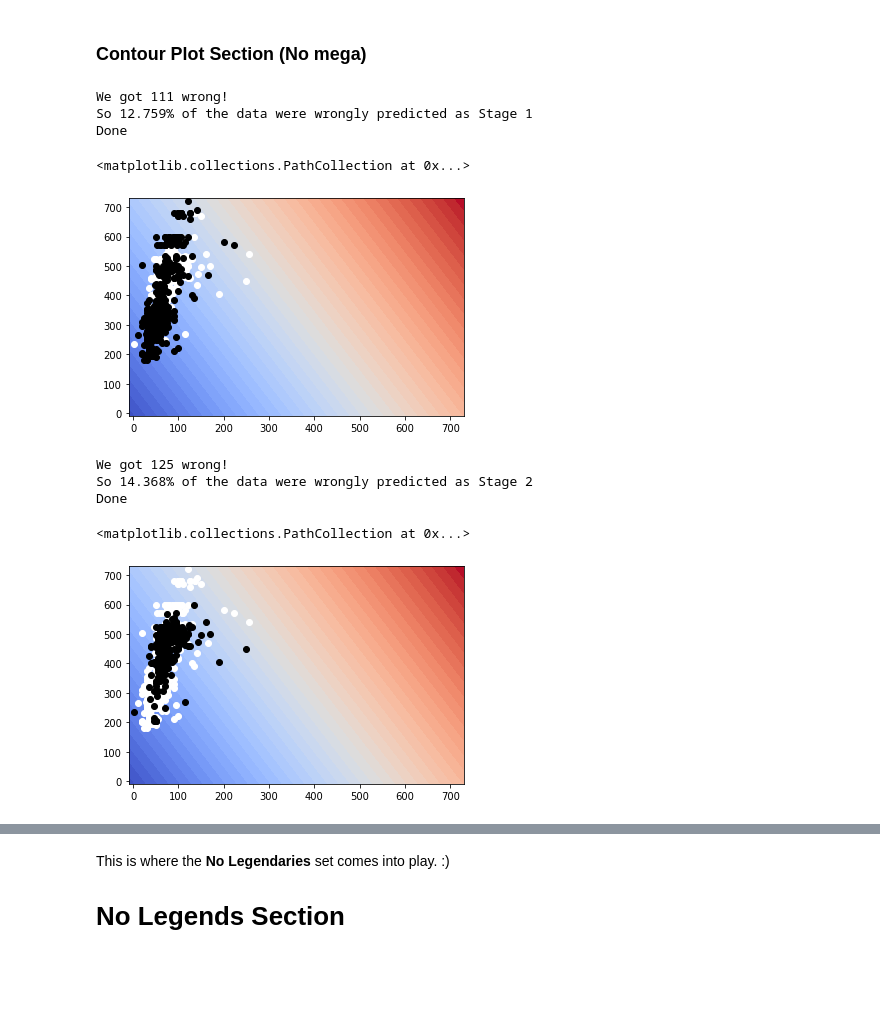
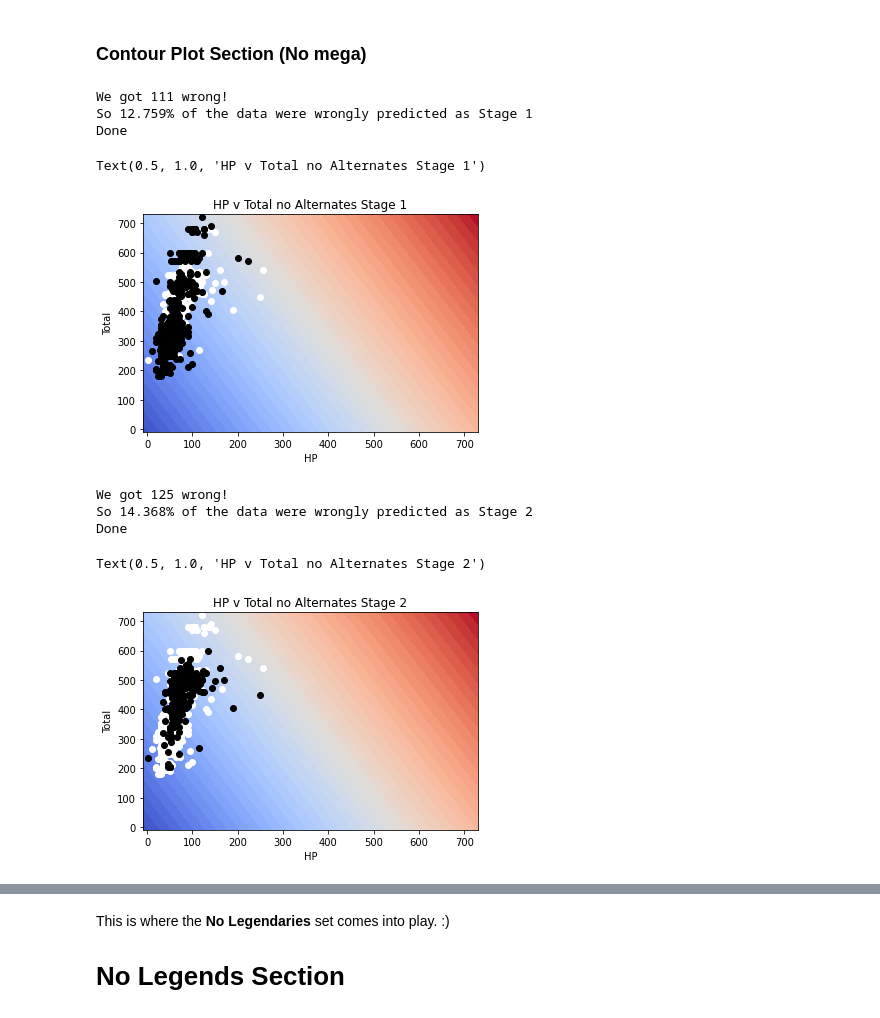
Before and after one commit to samdish7/COSC311, a Jupyter notebook: Projects/Project2/Project2.ipynb, the cells around one changed output, grey strips where cells are left out. Drawn from its saved outputs; the diff is of its cells as text; code cells hidden in the pictures; blank space fills up the shorter version.

```diff
--- a/Projects/Project2/Project2.ipynb
+++ b/Projects/Project2/Project2.ipynb
@@ -148,41 +146,0 @@ label2 = [t[1] for t in list2]
-# %%
-sumR1 = 0
-sumR2 = 0
-sumR3 = 0
-for i in tqdm.tqdm(range(0,100)):
-    p = 0.6
-    n = len(noMega['Total'])
-    rets = divideSets(p, stages)
-    list1 = rets[0]
-    list2 = rets[1]
-
-    data1 = [t[0] for t in list1]
-    label1 = [t[1] for t in list1]
-
-    data2 = [t[0] for t in list2]
-    label2 = [t[1] for t in list2]
-
-    k = 3
-    knn = l.KNN(k)
-
-    knn.train(data1,label1)
-
-    prediction = []
-    for x in data2:
-        prediction.append(knn.predict(x))
-
-    predictions = [prediction[i].most_common(2)[0][0] for i in range(len(prediction))]
-
-    mcm = cm(label2,predictions)
-    nmcm= cm(label2,predictions, normalize = 'true')
-    #print('Confusion Matrix: \n', mcm)
-    #print('\n Normalized Confusion Matrix: \n', nmcm)
-    sumR1 += nmcm[0][0]
-    sumR2 += nmcm[1][1]
-    sumR3 += nmcm[2][2]
-
-aveR1 = sumR1 / 100
-aveR2 = sumR2 / 100
-aveR3 = sumR3 / 100
-
-print(f'{aveR1} {aveR2} {aveR3}')
@@ -236,35 +279,38 @@ Note that **Stage 1** has a fairly high total mean, and the confusion matrix is
 # Stage 1
 X = noMega[['HP', 'Total']].values
 Y = noMega['Stage']
 Y = Y.replace([1,2,3], [1,0,0]).values.astype('float64') #if stage 1, Stage = 1, 0 otherwise
 knn.train(X,Y)
 
 #predict them!
 prediction = []
 for x in X:
     prediction.append(knn.predict(x))
 predictions = [prediction[i].most_common(2)[0][0] for i in range(len(prediction))]
 
 num_wrong = np.sum(np.not_equal(predictions, Y))
 print(f'We got {num_wrong} wrong!\nSo {round(num_wrong/len(X) * 100, 3)}% of the data were wrongly predicted as Stage 1')
 
 # plotting time
 # make sure grid contains all of our data
 r_min = np.min(X) - 10
 r_max = np.max(X) + 10
 
 xs, ys = np.meshgrid(np.arange(r_min, r_max, 0.1), np.arange(r_min, r_max, 0.1))
 zs = [ [ f(xs[i,j], ys[i,j]) for j in range(len(ys)) ] for i in range(len(xs)) ]
 print("Done")
 plt.contourf(xs, ys, zs, levels = 50, cmap = 'coolwarm')
 plt.scatter(X[Y == 0, 0], X[Y == 0, 1], c = 'w')
 plt.scatter(X[Y == 1, 0], X[Y == 1, 1], c = 'k')
+plt.xlabel("HP")
+plt.ylabel("Total")
+plt.title("HP v Total no Alternates Stage 1")
 # %% [output]
 We got 111 wrong!
 So 12.759% of the data were wrongly predicted as Stage 1
 Done
-<matplotlib.collections.PathCollection at 0x...>
+Text(0.5, 1.0, 'HP v Total no Alternates Stage 1')
-[figure, old version]
+[figure, new version]
 # %%
 # Stage 2
 Y = noMega['Stage']
@@ -291,12 +337,15 @@ print("Done")
 plt.contourf(xs, ys, zs, levels = 50, cmap = 'coolwarm')
 plt.scatter(X[Y == 0, 0], X[Y == 0, 1], c = 'w')
 plt.scatter(X[Y == 1, 0], X[Y == 1, 1], c = 'k')
+plt.xlabel("HP")
+plt.ylabel("Total")
+plt.title("HP v Total no Alternates Stage 2")
 # %% [output]
 We got 125 wrong!
 So 14.368% of the data were wrongly predicted as Stage 2
 Done
-<matplotlib.collections.PathCollection at 0x...>
+Text(0.5, 1.0, 'HP v Total no Alternates Stage 2')
-[figure, old version]
+[figure, new version]
 # %%
 # Stage 3
 Y = noMega['Stage']
```
Also changed, not shown: parts of 18 cells of this notebook.
